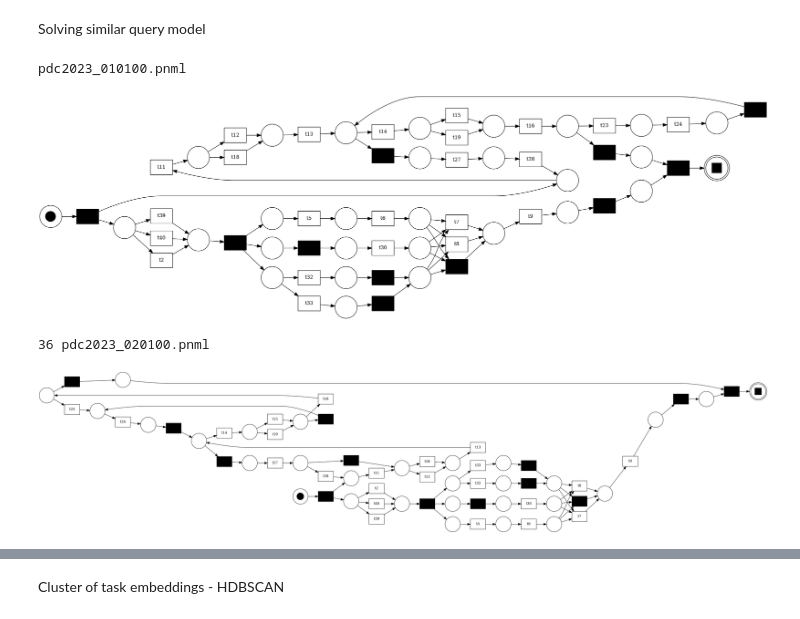
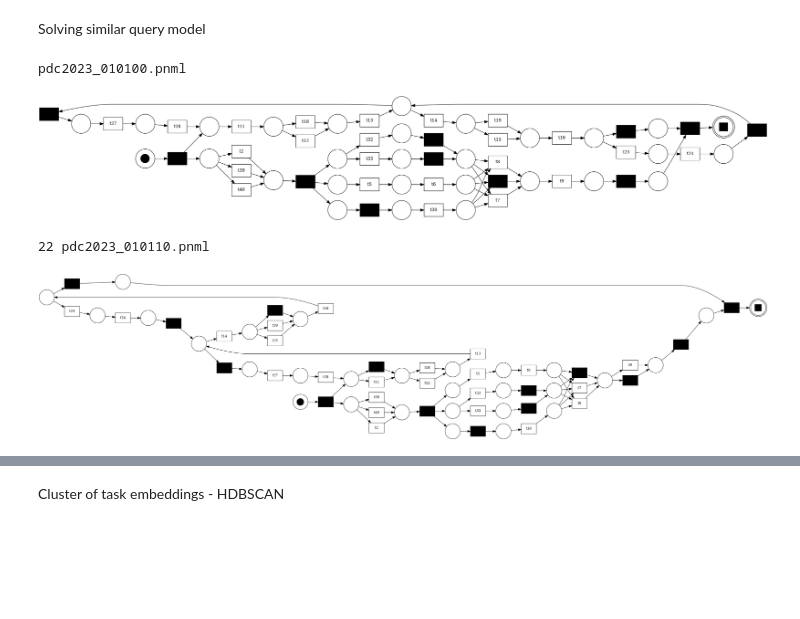
Before and after one commit to juancolonna/PetriNet2Vec, a Jupyter notebook: GT_embeddings_clusters.ipynb, the cells around one changed output, grey strips where cells are left out. Cells and saved outputs as stored; diff of their text form; code cells hidden in the pictures; blank space fills up the shorter version.

```diff
--- a/GT_embeddings_clusters.ipynb
+++ b/GT_embeddings_clusters.ipynb
@@ -26,8 +32,8 @@ random.seed(random_seed)
 # %% [markdown]
 Basic model
 # %%
-net, im, fm = utils.load_model('../Dataset/Models/pdc2023_000000.pnml')
-utils.view(net, im, fm)
+net, im, fm = pm4py.read_pnml('../Dataset/Models/pdc2023_000000.pnml')
+pm4py.view_petri_net(net, im, fm)
 # %% [output]
 [figure]
 # %% [markdown]
@@ -79,21 +91,12 @@ def HDBSCAN_cluster(embeddings_vectors):
 # %% [markdown]
 Loading Petri Nets models (dataset)
 # %%
-# PNML Embedding Parameters
-embedding_dim = 8 # minimum acceptable number of embedding dimensions
-epochs = 1500
-neg_sampling = 2
-
 models = sorted(os.listdir('../Dataset/Models/'))
 petriNets = []
 petriNets_im = []
 petriNets_fm = []
 for model in models:
-    net, im, fm = utils.load_model(os.path.join('../Dataset/Models/', model))
+    net, im, fm = pm4py.read_pnml(os.path.join('../Dataset/Models/', model))
     petriNets.append(net)
     petriNets_im.append(im)
     petriNets_fm.append(fm)
-# %%
-model = PetriNet2Vec(embedding_dim = embedding_dim, seed = random_seed, negative_sampling = neg_sampling, workers=8)
-model.fit(petriNets, epochs = epochs)
-model.save_model("GT_embeddings")
@@ -100,3 +105,14 @@ model.save_model("GT_embeddings")
+# %%
+# PNML Embedding Parameters
+model = PetriNet2Vec(embedding_dim=8, # '8' minimum acceptable number of embedding dimensions
+                     seed=random_seed,
+                     black_transitions=True, # Use the token 'None' to represent black boxes
+                     workers=8)
+
+# Optional line: Uncomment to initialize weights from a checkpoint, ensuring consistent results across multiple script executions.
+model.load_model_from("initial_model_weights")
+model.fit(petriNets, epochs=100)
+model.save_model("trained_model")
 # %% [markdown]
 Tasks histogram
 # %%
@@ -251,18 +227,19 @@ Solving similar query model
 # %%
 j = '20'
 net_id = model._net_keys[j]
 
 print(models[net_id])
-utils.view(petriNets[net_id], petriNets_im[net_id], petriNets_fm[net_id])
+pm4py.view_petri_net(petriNets[net_id], petriNets_im[net_id], petriNets_fm[net_id])
+
 
 models_embeddings = normalize(model.get_net_embeddings().copy())
 sim_matrix = [model.similarity(embedding, models_embeddings[net_id]) for embedding in models_embeddings]
 nearest_neighbor = np.argsort(sim_matrix)[::-1][2]
 
 print(nearest_neighbor, models[nearest_neighbor])
-utils.view(petriNets[nearest_neighbor], petriNets_im[nearest_neighbor], petriNets_fm[nearest_neighbor])
+pm4py.view_petri_net(petriNets[nearest_neighbor], petriNets_im[nearest_neighbor], petriNets_fm[nearest_neighbor])
 # %% [output]
 pdc2023_010100.pnml
-[figure, old version]
+[figure, new version]
-36 pdc2023_020100.pnml
+22 pdc2023_010110.pnml
-[figure, old version]
+[figure, new version]
```
Also changed, not shown: parts of 23 cells of this notebook.
